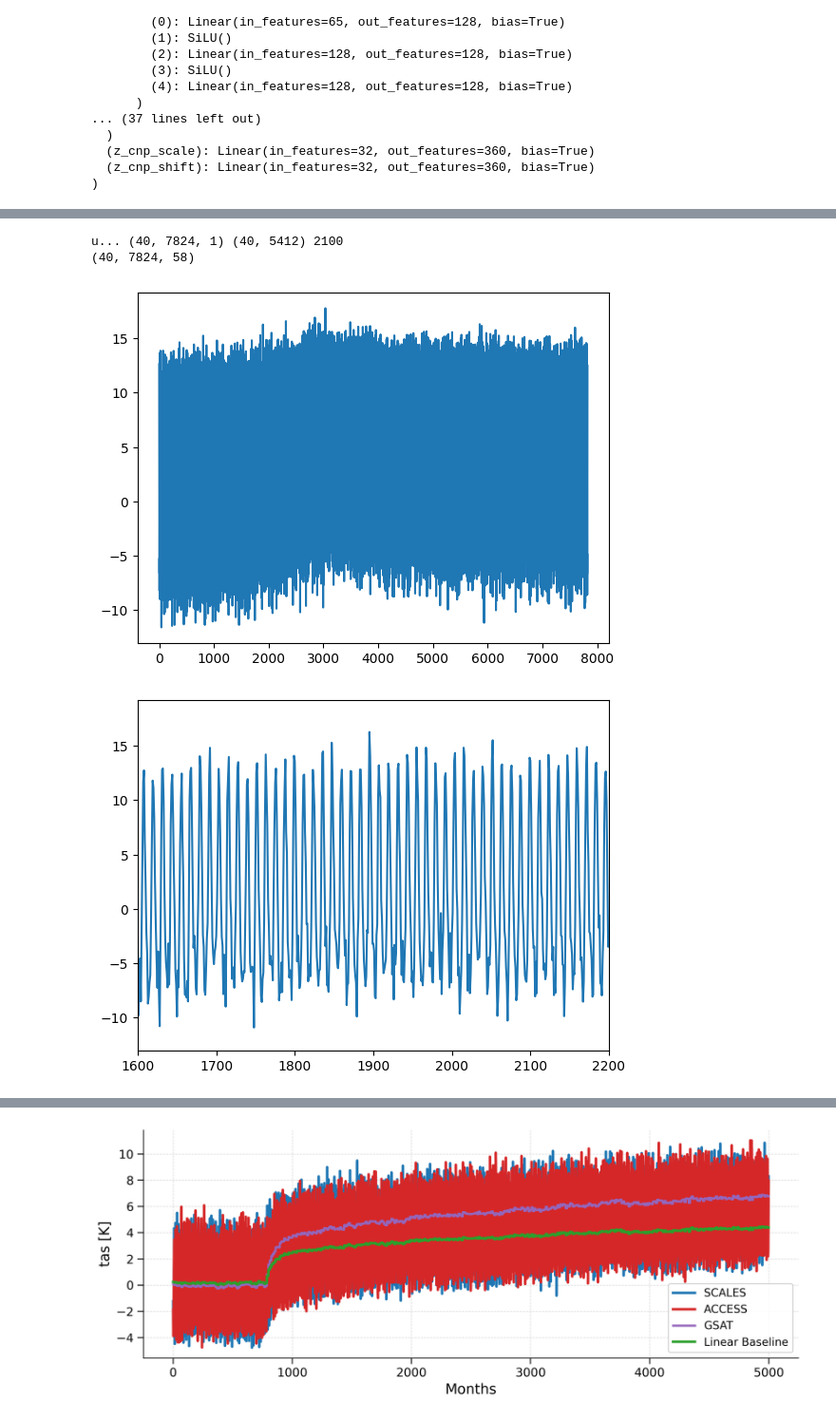
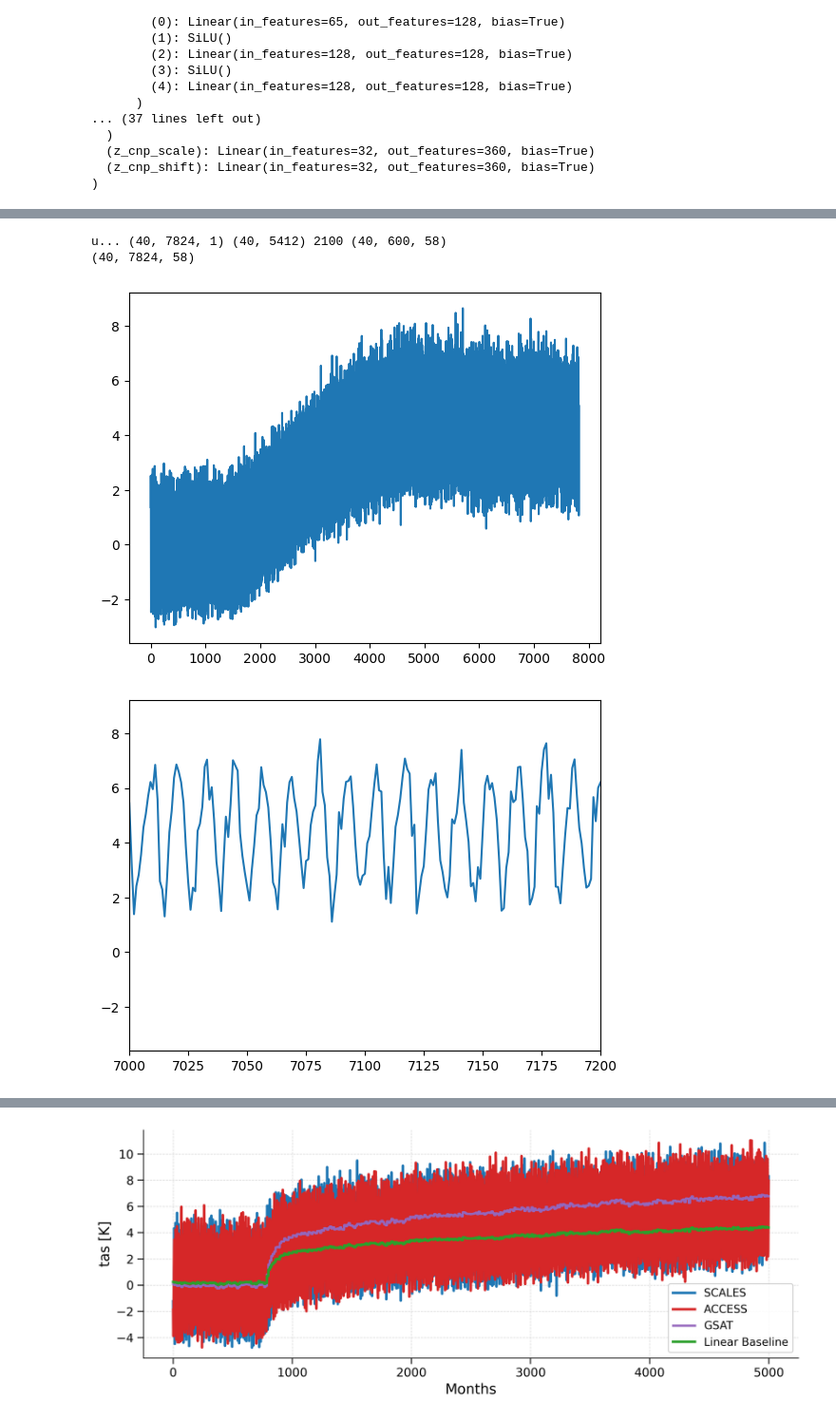
Before and after one commit to NiklasSchwind/SCALES-test, a Jupyter notebook: proto_scales/scales-for-fastMIP.ipynb, the cells around one changed output, grey strips where cells are left out. Shown at 95% size. Cells and saved outputs as stored; diff of their text form; code cells hidden in the pictures.

Commit message:
test of ESM IPSL-CM6A-LR

```diff
--- a/proto_scales/scales-for-fastMIP.ipynb
+++ b/proto_scales/scales-for-fastMIP.ipynb
@@ -40,8 +40,17 @@ def forecast(model, y_ctx, u_ctx, pr_ctx, u_fut,n_samples = 1):
 # %%
 import pandas as pd
 import matplotlib.pyplot as plt
-df = pd.read_csv("/pdrive/projects/icigroup/projects/FastMIP/scenarios/SSP1---Very-Low-Emissions_fair_GMT_data.csv")
-df = pd.read_csv("/pdrive/projects/icigroup/projects/FastMIP/scenarios/SSP5---Medium-Low-Emissions_a_fair_GMT_data.csv")
+import os
+path = "/pdrive/projects/icigroup/projects/FastMIP/scenarios/"
+files = os.listdir('/pdrive/projects/icigroup/projects/FastMIP/scenarios/')
+files = [path+file for file in files]
+print(files)
+
+
+df = pd.read_csv(files[12])
+#df = pd.read_csv("/pdrive/projects/icigroup/projects/FastMIP/scenarios/SSP5---Medium-Low-Emissions_a_fair_GMT_data.csv")
+#df = pd.read_csv("/pdrive/projects/icigroup/projects/FastMIP/scenarios/SSP3---High-Emissions_fair_GMT_data.csv")
+
 
 df.head()
 x = df['year'].values
@@ -964,7 +561,9 @@ plt.plot(y_yearly_mean - y_yearly_gt)
 # %%
-u_future = U_future_access[0:40]
+rng = np.random.default_rng(seed=42)
+idx = rng.choice(len(U_future_access), size=40, replace=False)
+u_future = U_future_access[idx]
 H_access = len(u_future)
-print("u...", u_future.shape,test_gmt.shape,H)
+print("u...", u_future.shape,test_gmt.shape,H,y_past.shape)
 
 y_past_n = y_scaler.transform(y_past)
 u_past_n = u_scaler.transform(u_past)
@@ -980,13 +579,14 @@ pr_past_n = torch.tensor(pr_past_n,device=device,dtype=torch.float32)
 
 
 with torch.no_grad():
+    #y_ssm,y_lin,pr_ssm = forecast(model, y_past_n[0].unsqueeze(0), u_past_n[0].unsqueeze(0), pr_past_n[0].unsqueeze(0), u_future_n[0].unsqueeze(0),n_samples = 1)
     y_ssm,y_lin,pr_ssm = forecast(model, y_past_n, u_past_n, pr_past_n, u_future_n,n_samples = 1)
 y_pred = y_scaler.inverse_transform(y_ssm.cpu().numpy())
 pr_pred = pr_scaler.inverse_transform(pr_ssm.cpu().numpy())
 y_pred_lin = y_scaler.inverse_transform(y_lin.cpu().numpy())
 print(y_pred.shape)
 
-region = region_names.index("EAN")
+region = region_names.index("MDG")
 y_gt_mean = np.mean(tas_test[:,Tc_test:Tc_test+H,region],axis=0)#y_t_n[0,-H:,region]
 pr_gt_mean = np.mean(pr_test[:,Tc_test:Tc_test+H,region],axis=0)
 y_pred_mean = np.mean(y_pred[:,:,region],axis =0)
@@ -997,37 +597,37 @@ y_yearly_mean_gt = [np.mean(y_gt_mean[i-12:i]) for i in np.arange(12,len(y_gt_me
 y_yearly_mean_lin = [np.mean(y_pred_lin_mean[i-12:i]) for i in np.arange(12,len(y_pred_lin_mean),12)]
 
 
-sample = 0
+sample = 30
 
 y_gt = tas_test[sample,Tc_test:Tc_test+H,region]
 
 plt.plot(y_pred[sample,:,region])
 #plt.plot(y_gt,label="truth")
 
 fig = plt.figure()
-plt.xlim([1600,2200])
+plt.xlim([7000,7200])
 plt.plot(y_pred[sample,:,region])
 #plt.plot(y_gt,label="truth")
 
 fig = plt.figure()
 plt.plot(y_yearly_mean)
 plt.plot(y_yearly_mean_lin)
 #plt.plot(y_yearly_mean_gt)
 
 pred_data = {
     "tas":y_pred,
     "pr":pr_pred,
     "tas_lin":y_pred_lin,
     "gsat":u_future,
     "tas_gt":tas_test[:,Tc_test:(Tc_test+H),:],
     "pr_gt":pr_test[:,Tc_test:(Tc_test+H),:]
 }
 
 # import pickle
 # pickle_filename = "/pdrive/projects/icigroup/SCALES-MESH/SCALES/emulator/MIROC6/ssp534-over_pr_tas_monthly_cnp_4800m_30Jun26.pkl"
 # pickle.dump(pred_data, open(pickle_filename, "wb"))
 # %% [output]
-u... (40, 7824, 1) (40, 5412) 2100
+u... (40, 7824, 1) (40, 5412) 2100 (40, 600, 58)
 (40, 7824, 58)
-[figure, old version]
+[figure, new version]
-[figure, old version]
+[figure, new version]
```
Also changed, not shown: parts of 8 cells of this notebook.
